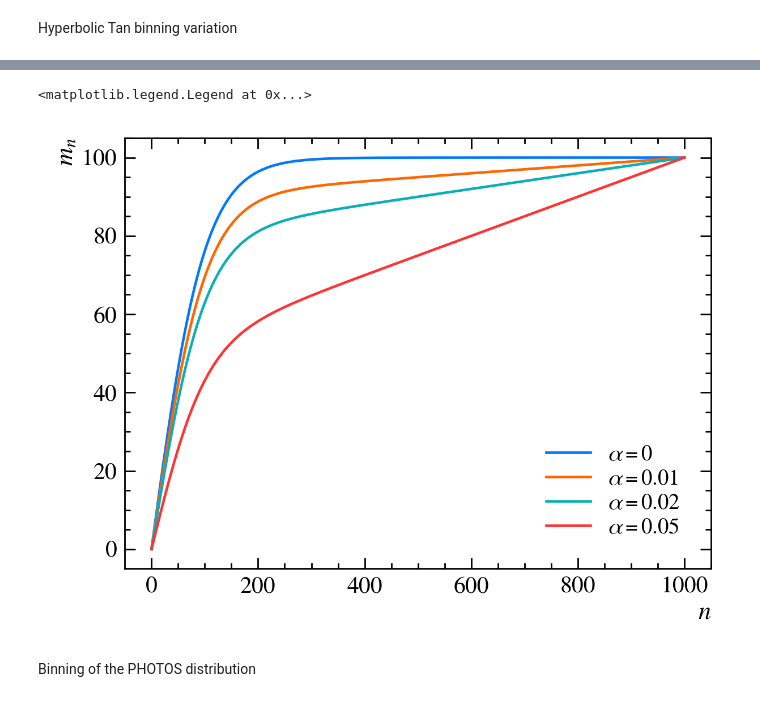
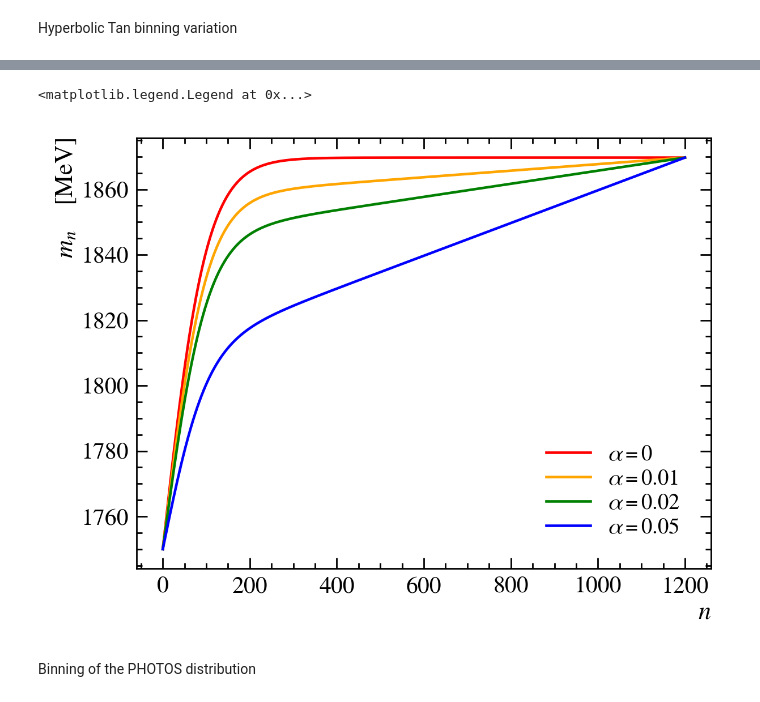
Before and after one commit to treywarner72/convolution, a Jupyter notebook: notebooks/binning_schemes.ipynb, the cells around one changed output, grey strips where cells are left out. Drawn from its saved outputs; the diff is of its cells as text; code cells hidden in the pictures.

```diff
--- a/notebooks/binning_schemes.ipynb
+++ b/notebooks/binning_schemes.ipynb
@@ -68,20 +72,20 @@ Ds_mother_mass = Ds_mother_vec.mass
 # %% [markdown]
 PHOTOS Distribution
 # %%
-nC, bins, blas = plt.hist(Dp_mother_mass, range=(1750, np.max(Dp_mother_mass)),bins=1200)
+nC1, bins, blas = plt.hist(Dp_mother_mass, range=(1750, np.max(Dp_mother_mass)),bins=1200)
 plt.ylabel(f'Entries per 100 keV')
 plt.xlabel('$m(K K \pi)$    [MeV]')
 plt.yscale('log')
-plt.axis([1750,np.max(Dp_mother_mass)+3,10,1.15*np.max(nC)])
+plt.axis([1750,np.max(Dp_mother_mass)+3,10,1.15*np.max(nC1)])
 plt.show()
 # %% [output]
 [figure]
 # %%
-nC,a,b = plt.hist(Dp_mother_mass, range=(bins[-2], np.max(Dp_mother_mass)),bins=1000)
+nC2,a,b = plt.hist(Dp_mother_mass, range=(bins[-2], np.max(Dp_mother_mass)),bins=1000)
 plt.ylabel(f'Entries per 0.1 keV')
 plt.xlabel('$m(K K \pi)$    [MeV]')
 plt.yscale('log')
-plt.axis([bins[-2],np.max(Dp_mother_mass)+.01,10,1.3*np.max(nC)])
+plt.axis([bins[-2],np.max(Dp_mother_mass)+.01,10,1.3*np.max(nC2)])
 plt.xticks([1869.59,1869.61,1869.63,1869.65,1869.67,1869.69])
 try:
     plt.ticklabel_format(useOffset=False)
@@ -93,9 +101,9 @@ plt.show()
 # %% [markdown]
 Define hyperbolic tan binning
 # %%
-def tanh_bin(bin_c,bin_min,bin_max, scale,assymtote):
-    b = (bin_max-bin_min-assymtote*bin_c)/np.tanh(bin_c/scale)
-    return bin_min + b*np.tanh(np.arange(0,bin_c+1)/scale) + assymtote * np.arange(0,bin_c+1)
+def tanh_bin(bin_c,bin_min,bin_max, beta,alpha):
+    b = (bin_max-bin_min-alpha*bin_c)/np.tanh(bin_c/beta)
+    return bin_min + b*np.tanh(np.arange(0,bin_c+1)/beta) + alpha * np.arange(0,bin_c+1)
 # %% [markdown]
 Hyperbolic Tan binning variation
 # %%
@@ -112,14 +120,14 @@ plt.legend()
 # %%
-plt.plot(tanh_bin(1000, 0, 100, 100,0),label=r"$\alpha=0$")
-plt.plot(tanh_bin(1000, 0, 100, 100,0.01),label=r"$\alpha=0.01$")
-plt.plot(tanh_bin(1000, 0, 100, 100,0.02),label=r"$\alpha=0.02$")
-plt.plot(tanh_bin(1000, 0, 100, 100,0.05),label=r"$\alpha=0.05$")
+plt.plot(tanh_bin(1200, 1750, np.max(Dp_mother_mass), 100,0), color='red',label=r"$\alpha=0$")
+plt.plot(tanh_bin(1200, 1750, np.max(Dp_mother_mass), 100,0.01), color='orange',label=r"$\alpha=0.01$")
+plt.plot(tanh_bin(1200, 1750, np.max(Dp_mother_mass), 100,0.02), color='green',label=r"$\alpha=0.02$")
+plt.plot(tanh_bin(1200, 1750, np.max(Dp_mother_mass), 100,0.05), color='blue',label=r"$\alpha=0.05$")
 plt.xlabel(r"$n$")
-plt.ylabel(r"$m_n$")
+plt.ylabel(r"$m_n$    [MeV]")
 plt.legend()
 # %% [output]
 <matplotlib.legend.Legend at 0x...>
-[figure, old version]
+[figure, new version]
 # %% [markdown]
 Binning of the PHOTOS distribution
 # %%
```
Also changed, not shown: parts of 30 cells of this notebook, 14 other files.
